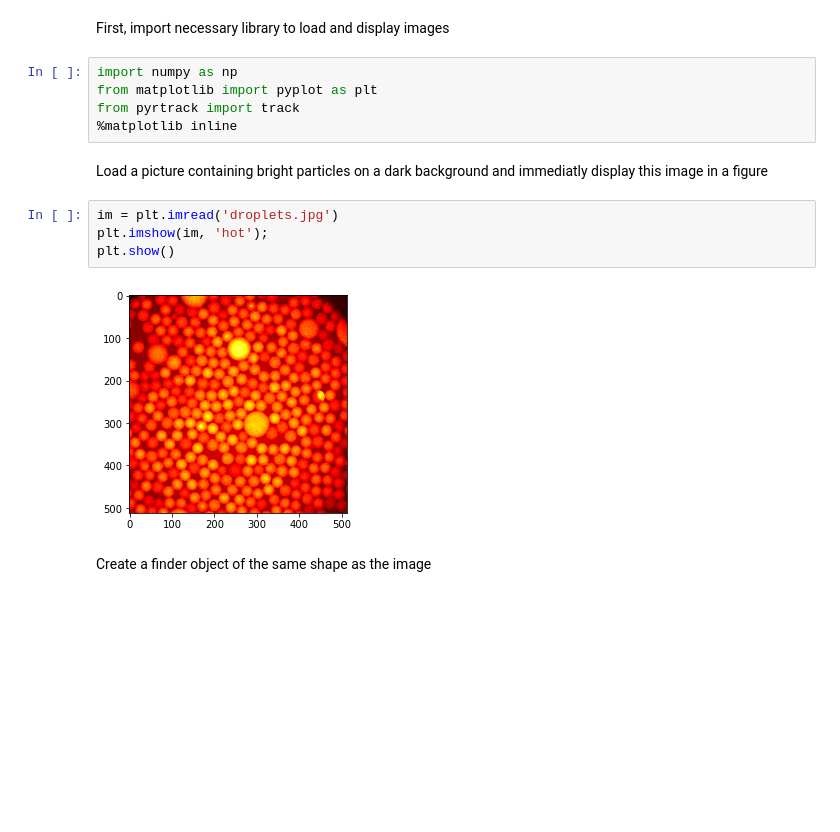
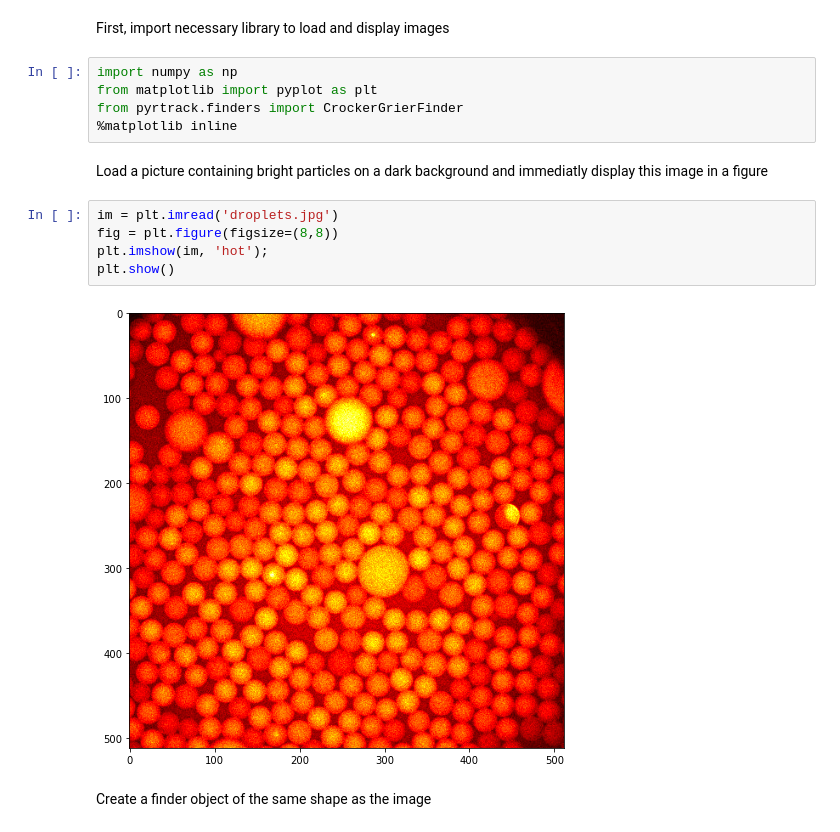
Before and after one commit to MathieuLeocmach/pyrtrack, a Jupyter notebook: pyrtrack/notebooks/CrockerGrier.ipynb, the cells around one changed output. Cells and saved outputs as stored; diff of their text form; blank space fills up the shorter version.

```diff
--- a/pyrtrack/notebooks/CrockerGrier.ipynb
+++ b/pyrtrack/notebooks/CrockerGrier.ipynb
@@ -5,16 +5,17 @@ First, import necessary library to load and display images
 # %%
 import numpy as np
 from matplotlib import pyplot as plt
-from pyrtrack import track
+from pyrtrack.finders import CrockerGrierFinder
 %matplotlib inline
 # %% [markdown]
 Load a picture containing bright particles on a dark background and immediatly display this image in a figure
 # %%
 im = plt.imread('droplets.jpg')
+fig = plt.figure(figsize=(8,8))
 plt.imshow(im, 'hot');
 plt.show()
 # %% [output]
-[figure, old version]
+[figure, new version]
 # %% [markdown]
 Create a finder object of the same shape as the image
 # %%
```
Also changed, not shown: parts of 2 cells of this notebook, 2 other files.
